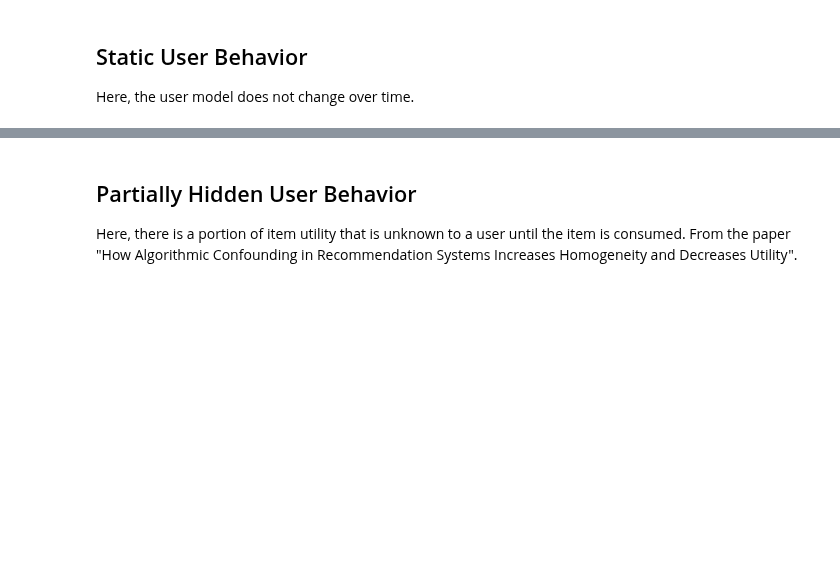
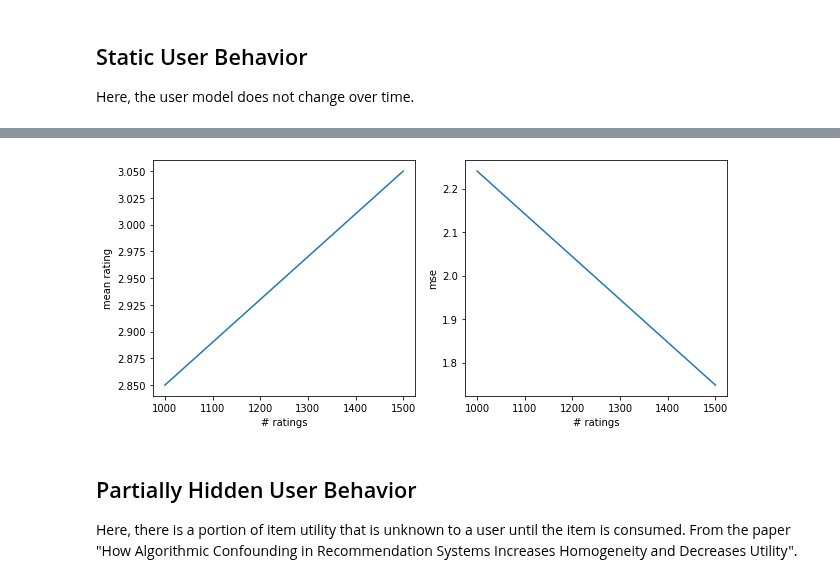
Before and after one commit to berkeley-reclab/RecLab, a Jupyter notebook: experiments/Levels-of-Dynamic-User-Behavior.ipynb, the cells around one changed output, grey strips where cells are left out. Cells and saved outputs as stored; diff of their text form; code cells hidden in the pictures; blank space fills up the shorter version.

```diff
--- a/experiments/Levels-of-Dynamic-User-Behavior.ipynb
+++ b/experiments/Levels-of-Dynamic-User-Behavior.ipynb
@@ -74,12 +117,3 @@ def run_trial(env):
 ## Static User Behavior
 
 Here, the user model does not change over time.
-# %%
-if topics:
-    env = Topics(num_topics=10, num_users=num_users, num_items=num_items,
-             num_init_ratings=num_init_ratings, rating_frequency=rating_frequency)
-else:
-    env = LatentFactorBehavior(latent_dim=8, num_users=num_users, num_items=num_items,
-             num_init_ratings=num_init_ratings, rating_frequency=rating_frequency)
-env.seed(SEED)
-mean_ratings, mses = run_experiment(env)
@@ -96,0 +120,9 @@ plt.show()
+# %%
+if topics:
+    params = {'num_topics': 10}
+    env = Topics(**params, **env_params)
+else:
+    params = {'latent_dim': 8}
+    env = LatentFactorBehavior(**params, **env_params)
+datafilename = 'static_'+env.name+'.npz'
+mean_ratings, mses = run_experiment(env, params, datafilename)
@@ -97,3 +143,7 @@ plt.show()
+# %%
+plot_ratings_mses(mean_ratings, mses)
+# %% [output]
+[figure, added]
 # %% [markdown]
 ## Partially Hidden User Behavior
 
```
Also changed, not shown: parts of 14 cells of this notebook, 3 other files.
